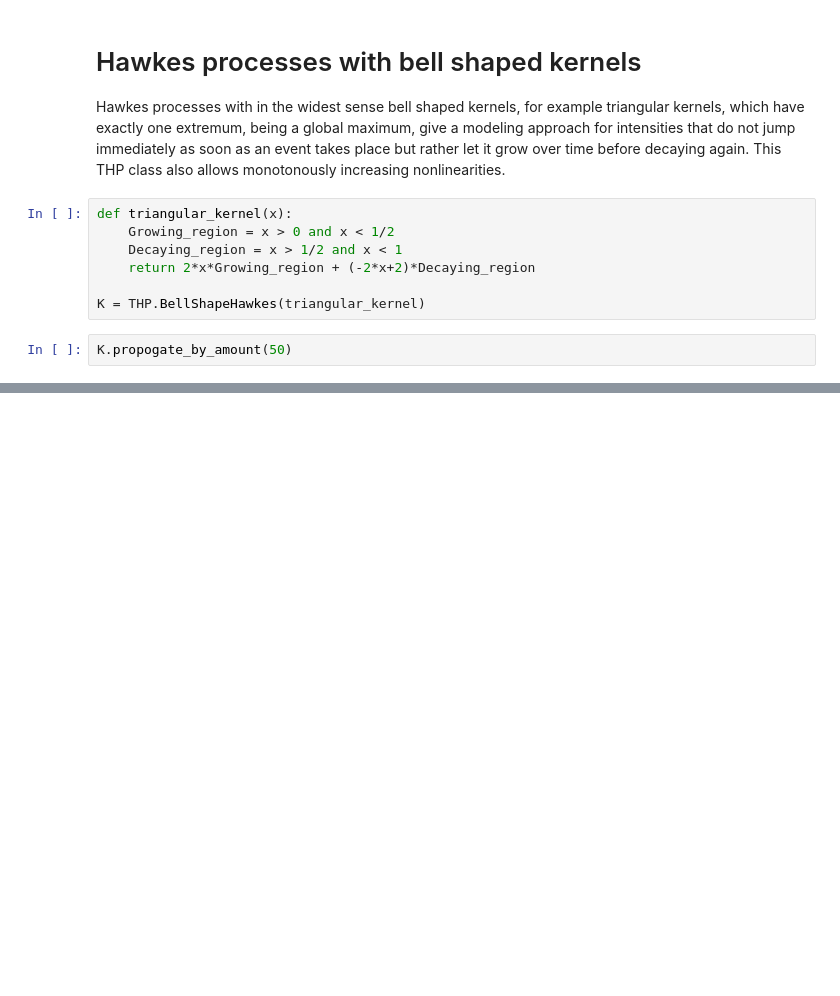
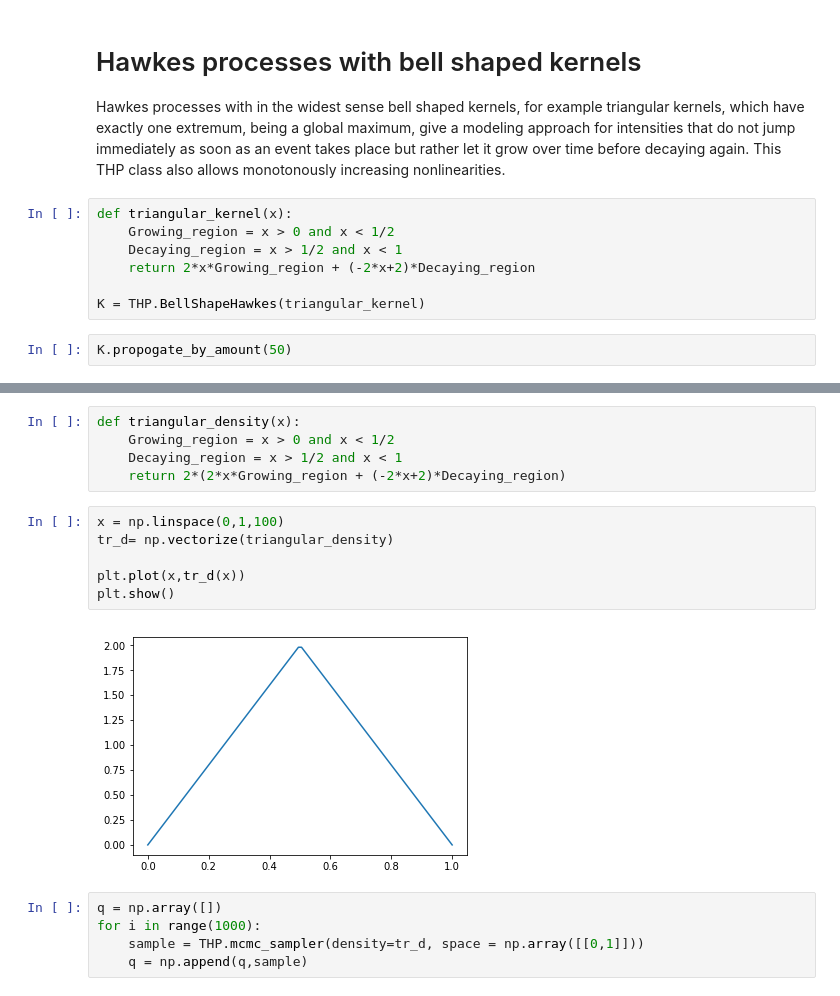
Before and after one commit to jeMATHfischer/TheHawkesPackage, a Jupyter notebook: Examples and Use.ipynb, the cells around one changed output, grey strips where cells are left out. Saved outputs shown, nothing was run; the diff lists cells and outputs as text; blank space fills up the shorter version.

Commit message:
Notebook updates and including the MCMC sampler for Spatio-Temoral Hawkes

```diff
--- a/Examples and Use.ipynb
+++ b/Examples and Use.ipynb
@@ -66,0 +66,18 @@ plt.show()
+# %%
+def triangular_density(x):
+    Growing_region = x > 0 and x < 1/2
+    Decaying_region = x > 1/2 and x < 1
+    return 2*(2*x*Growing_region + (-2*x+2)*Decaying_region)
+# %%
+x = np.linspace(0,1,100)
+tr_d= np.vectorize(triangular_density)
+
+plt.plot(x,tr_d(x))
+plt.show()
+# %% [output]
+[figure, added]
+# %%
+q = np.array([])
+for i in range(1000):
+    sample = THP.mcmc_sampler(density=tr_d, space = np.array([[0,1]]))
+    q = np.append(q,sample)
```
Also changed, not shown: parts of 10 cells of this notebook, 2 other files.
